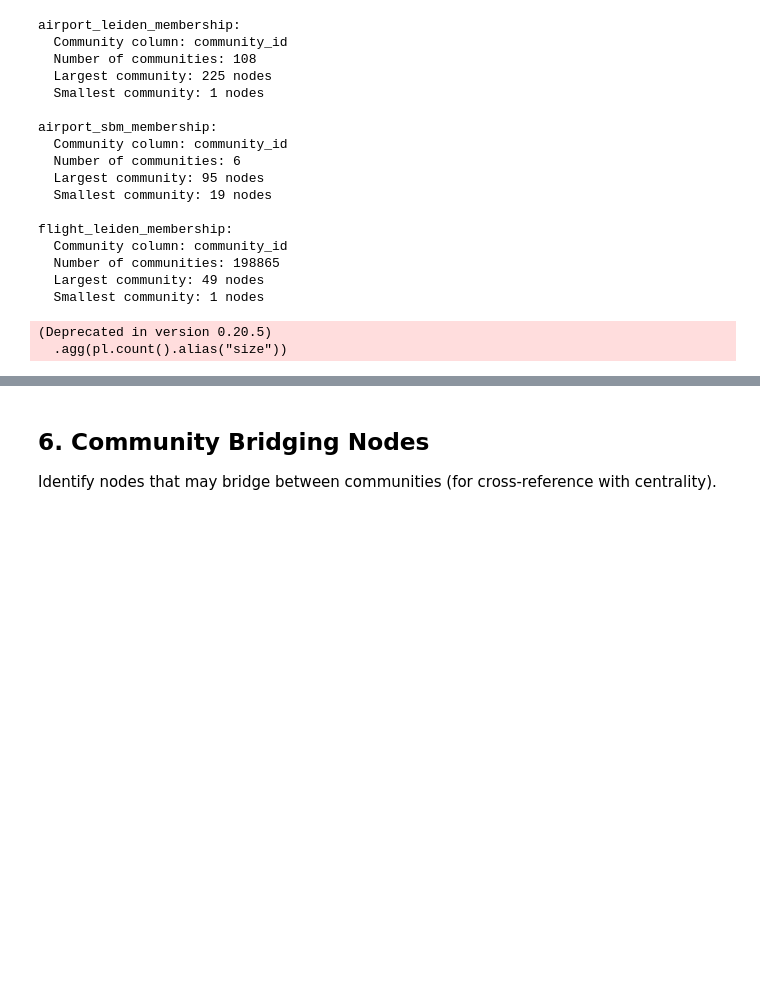
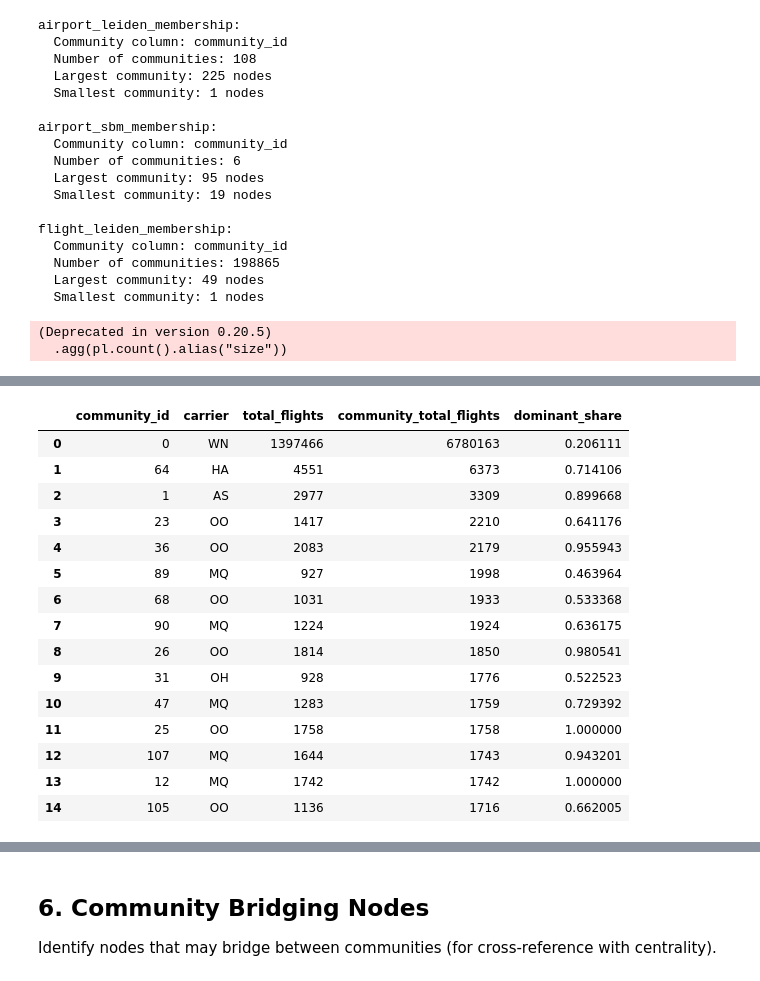
Before and after one commit to SergeyFedorchenko/network_science_VTSL, a Jupyter notebook: analysis/notebooks/04_communities__structure_and_attributes.ipynb, the cells around one changed output, grey strips where cells are left out. Cells and saved outputs as stored; diff of their text form; code cells hidden in the pictures; blank space fills up the shorter version.

```diff
--- a/analysis/notebooks/04_communities__structure_and_attributes.ipynb
+++ b/analysis/notebooks/04_communities__structure_and_attributes.ipynb
@@ -293,50 +413,60 @@ If airline attributes are available, identify the dominant airline per community
 # %%
 # ============================================================================
-# DOMINANT AIRLINE ANALYSIS
+# DOMINANT AIRLINE ANALYSIS (USING ENRICHED DATA)
 # ============================================================================
 
 airline_analysis_available = False
 
-for name, df in community_dfs.items():
-    # Check for airline column
-    airline_col = next((c for c in ["carrier", "airline", "OP_UNIQUE_CARRIER", "op_carrier"]
-                        if c in df.columns), None)
+if len(enriched_community_dfs) > 0:
+    for name, df in enriched_community_dfs.items():
+        # Get community column from size_distributions
+        comm_col = size_distributions.get(name, {}).get("comm_col")
 
-    comm_col = size_distributions.get(name, {}).get("comm_col")
+        if comm_col and "carrier" in df.columns:
+            airline_analysis_available = True
+            print(f"\n{'='*60}")
+            print(f"DOMINANT AIRLINE ANALYSIS: {name}")
+            print(f"{'='*60}")
 
-    if airline_col and comm_col:
-        airline_analysis_available = True
-        print(f"\n{'='*60}")
-        print(f"DOMINANT AIRLINE ANALYSIS: {name}")
-        print(f"{'='*60}")
+            # Aggregate flights by community and carrier
+            # Sum n_flights across all airport-carrier pairs in each community
+            comm_carrier_totals = (
+                df.filter(pl.col("n_flights").is_not_null())
+                .group_by([comm_col, "carrier"])
+                .agg(pl.col("n_flights").sum().alias("total_flights"))
+            )
 
-        # Compute dominant airline per community
-        dominant = (
-            df.group_by([comm_col, airline_col])
-            .agg(pl.count().alias("count"))
-            .sort([comm_col, "count"], descending=[False, True])
-            .group_by(comm_col)
-            .first()
-        )
+            # Find dominant airline per community
+            dominant = (
+                comm_carrier_totals
+                .sort([comm_col, "total_flights"], descending=[False, True])
+                .group_by(comm_col)
+                .first()
+            )
 
-        # Add community size and compute share
-        comm_sizes = df.group_by(comm_col).agg(pl.count().alias("total_size"))
-        dominant = dominant.join(comm_sizes, on=comm_col)
-        dominant = dominant.with_columns(
-            (pl.col("count") / pl.col("total_size")).alias("dominant_share")
-        ).sort("total_size", descending=True)
+            # Add community total flights and compute share
+            comm_totals = (
+                comm_carrier_totals
+                .group_by(comm_col)
+                .agg(pl.col("total_flights").sum().alias("community_total_flights"))
+            )
+            dominant = dominant.join(comm_totals, on=comm_col)
+            dominant = dominant.with_columns(
+                (pl.col("total_flights") / pl.col("community_total_flights")).alias("dominant_share")
+            ).sort("community_total_flights", descending=True)
 
-        print(f"\nTop 15 communities by size with dominant airline:")
-        display(dominant.head(15).to_pandas())
+            print(f"\nTop 15 communities by total flights with dominant airline:")
+            display(dominant.head(15).to_pandas())
 
-        # Save for report
-        dominant_path = TABLES_REPORT_DIR / f"{NOTEBOOK_ID}_community_dominant_airline__{name}.csv"
-        dominant.to_pandas().to_csv(dominant_path, index=False)
-        print(f"✅ Saved: {dominant_path.name}")
-    else:
-        if not airline_col:
-            print(f"\n{name}: No airline column found - dominant airline analysis not available")
+            # Save for report
+            dominant_path = TABLES_REPORT_DIR / f"{NOTEBOOK_ID}_community_dominant_airline__{name}.csv"
+            dominant.to_pandas().to_csv(dominant_path, index=False)
+            print(f"Saved: {dominant_path.name}")
+        else:
+            print(f"\n{name}: Cannot perform analysis (missing {comm_col or 'carrier'})")
 
 if not airline_analysis_available:
-    print("\nNot available: no community data has airline attributes")
+    print("\nNot available: no enriched community data available")
+    print("This may be because community membership files don't include airline attributes.")
+    print("Run the enrichment cell above to join community data with flight information.")
 # %% [output]
@@ -349,0 +478,16 @@ Not available: no community data has airline attributes
+|  | community_id | carrier | total_flights | community_total_flights | dominant_share |
+| 0 | 0 | WN | 1397466 | 6780163 | 0.206111 |
+| 1 | 64 | HA | 4551 | 6373 | 0.714106 |
+| 2 | 1 | AS | 2977 | 3309 | 0.899668 |
+| 3 | 23 | OO | 1417 | 2210 | 0.641176 |
+| 4 | 36 | OO | 2083 | 2179 | 0.955943 |
+| 5 | 89 | MQ | 927 | 1998 | 0.463964 |
+| 6 | 68 | OO | 1031 | 1933 | 0.533368 |
+| 7 | 90 | MQ | 1224 | 1924 | 0.636175 |
+| 8 | 26 | OO | 1814 | 1850 | 0.980541 |
+| 9 | 31 | OH | 928 | 1776 | 0.522523 |
+| 10 | 47 | MQ | 1283 | 1759 | 0.729392 |
+| 11 | 25 | OO | 1758 | 1758 | 1.000000 |
+| 12 | 107 | MQ | 1644 | 1743 | 0.943201 |
+| 13 | 12 | MQ | 1742 | 1742 | 1.000000 |
+| 14 | 105 | OO | 1136 | 1716 | 0.662005 |
```
Also changed, not shown: parts of 9 cells of this notebook, 11 other files.
